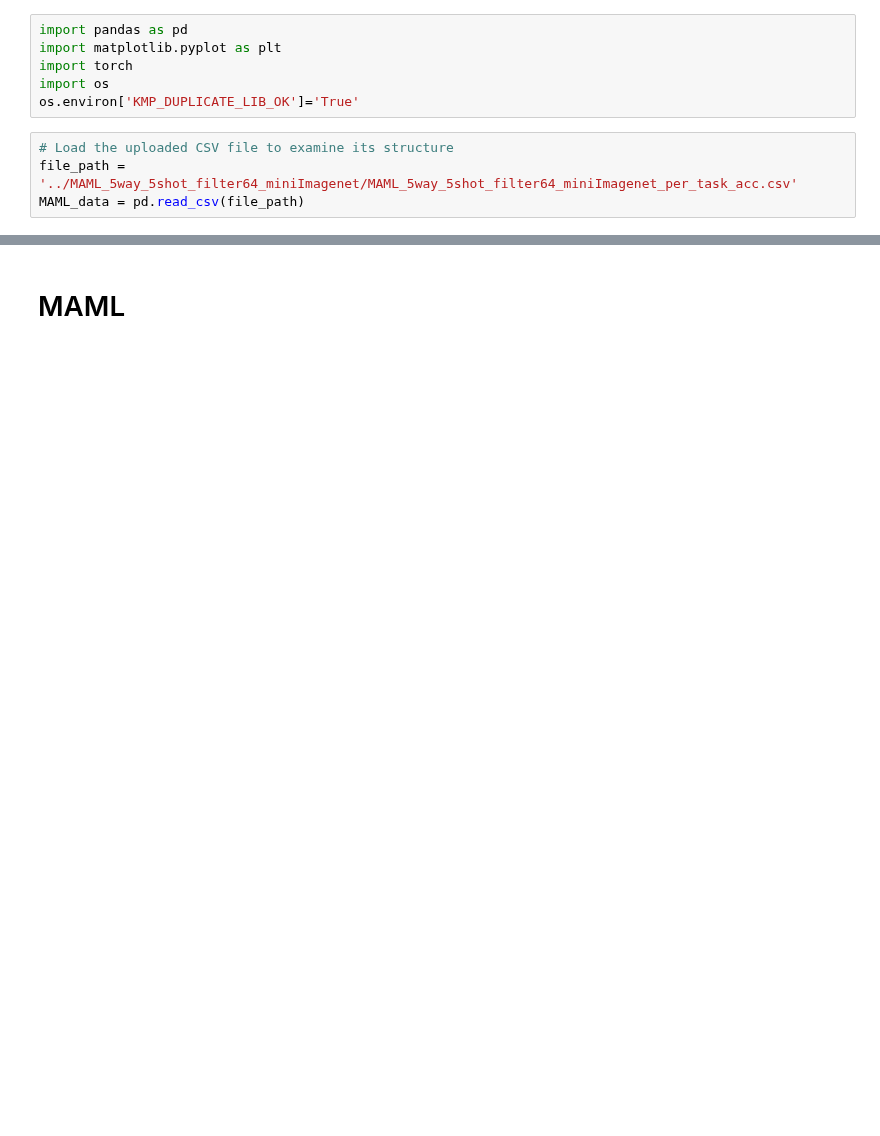
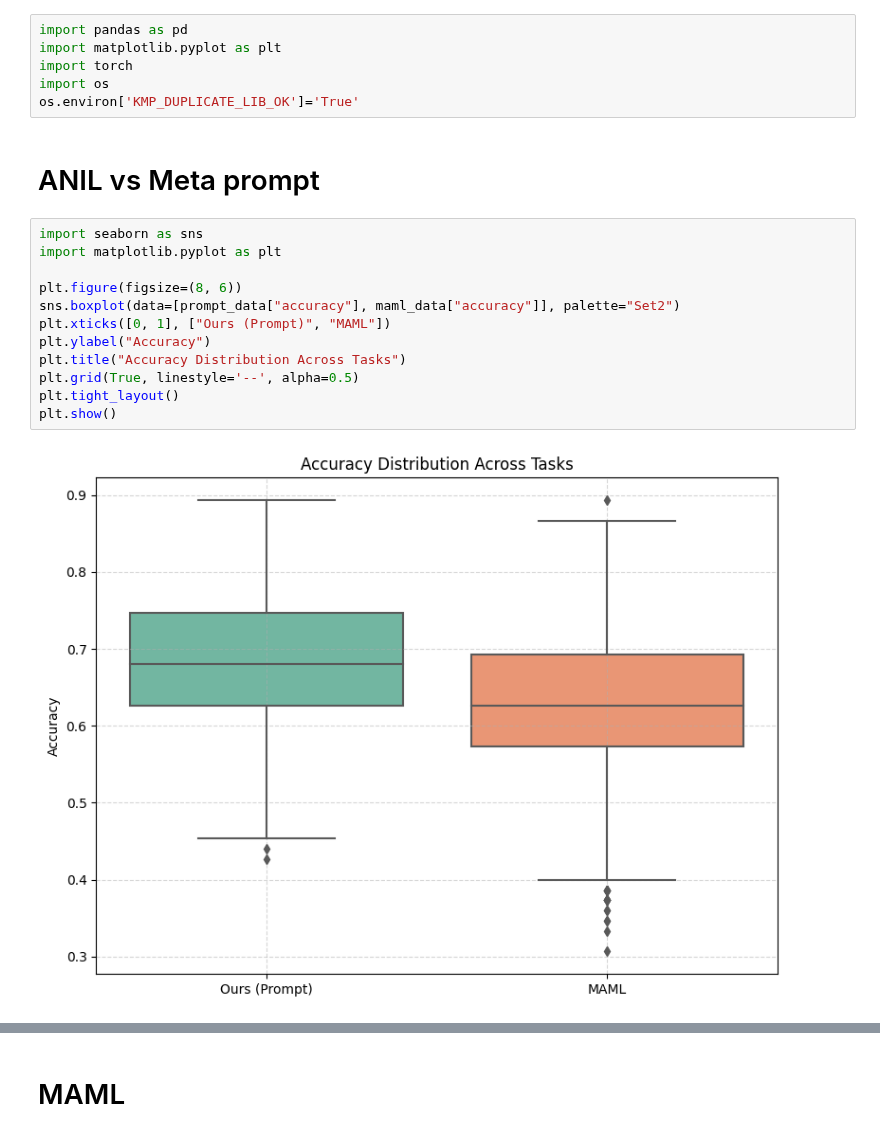
Before and after one commit to SKKUJMLim/prompt_maml, a Jupyter notebook: analysis/per_task_acc.ipynb, the cells around one changed output, grey strips where cells are left out. Cells and saved outputs as stored; diff of their text form; blank space fills up the shorter version.

```diff
--- a/analysis/per_task_acc.ipynb
+++ b/analysis/per_task_acc.ipynb
@@ -4,7 +4,19 @@ import matplotlib.pyplot as plt
 import torch
 import os
 os.environ['KMP_DUPLICATE_LIB_OK']='True'
-# %%
-# Load the uploaded CSV file to examine its structure
-file_path = '../MAML_5way_5shot_filter64_miniImagenet/MAML_5way_5shot_filter64_miniImagenet_per_task_acc.csv'
-MAML_data = pd.read_csv(file_path)
+# %% [markdown]
+# ANIL vs Meta prompt
+# %%
+import seaborn as sns
+import matplotlib.pyplot as plt
+
+plt.figure(figsize=(8, 6))
+sns.boxplot(data=[prompt_data["accuracy"], maml_data["accuracy"]], palette="Set2")
+plt.xticks([0, 1], ["Ours (Prompt)", "MAML"])
+plt.ylabel("Accuracy")
+plt.title("Accuracy Distribution Across Tasks")
+plt.grid(True, linestyle='--', alpha=0.5)
+plt.tight_layout()
+plt.show()
+# %% [output]
+[figure, added]
```
Also changed, not shown: parts of 5 cells of this notebook, 7 other files.
